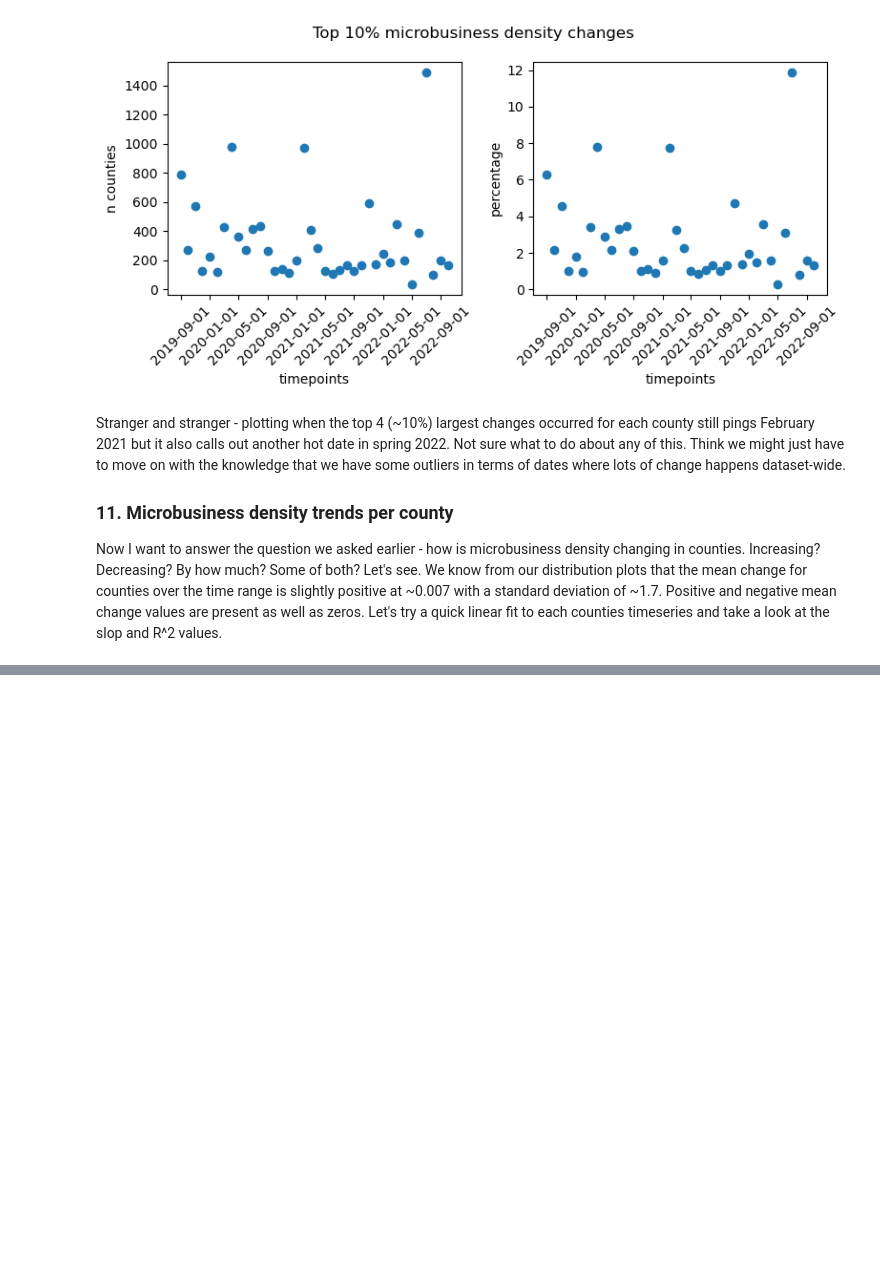
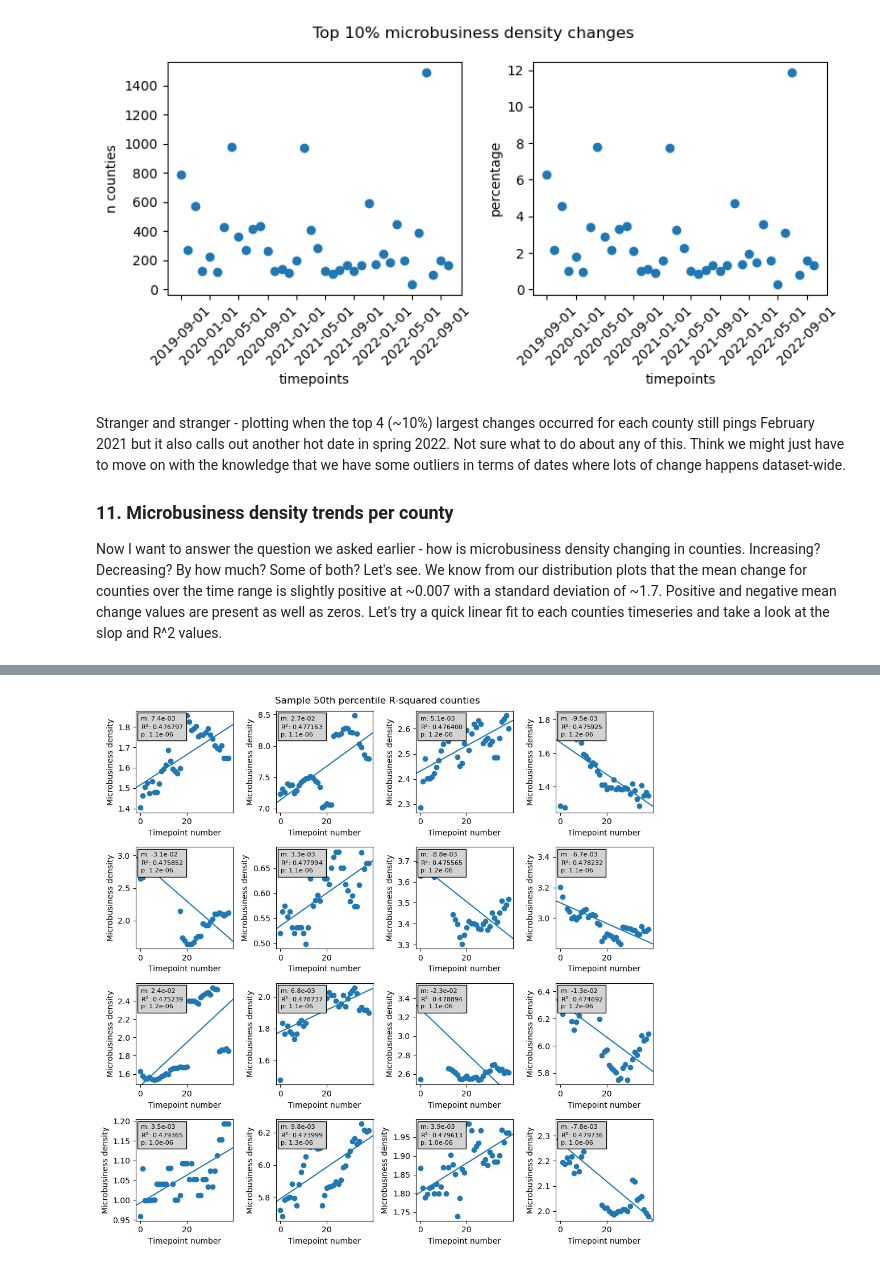
Before and after one commit to gperdrizet/kaggle_microbusiness, a Jupyter notebook: notebooks/02-training_data_exploration.ipynb, the cells around one changed output, grey strips where cells are left out. Drawn from its saved outputs; the diff is of its cells as text; code cells hidden in the pictures; blank space fills up the shorter version.

```diff
--- a/notebooks/02-training_data_exploration.ipynb
+++ b/notebooks/02-training_data_exploration.ipynb
@@ -757,0 +793,14 @@ ModuleNotFoundError: No module named 'statsmodels'
+# %%
+avg_R_cfips = result_df.iloc[(result_df['R-squared'] - rsquared_percentiles[1]).abs().argsort()[:16]]['cfips'].to_list()
+
+plt = plot_funcs.n_by_n_regression_plot(
+    input_data = training_df,
+    cfips_list = avg_R_cfips,
+    rows = 4,
+    columns = 4,
+    main_title = 'Sample 50th percentile R-squared counties'
+)
+
+plt.show()
+# %% [output]
+[figure, added]
```
Also changed, not shown: parts of 20 cells of this notebook, 1 other file.
